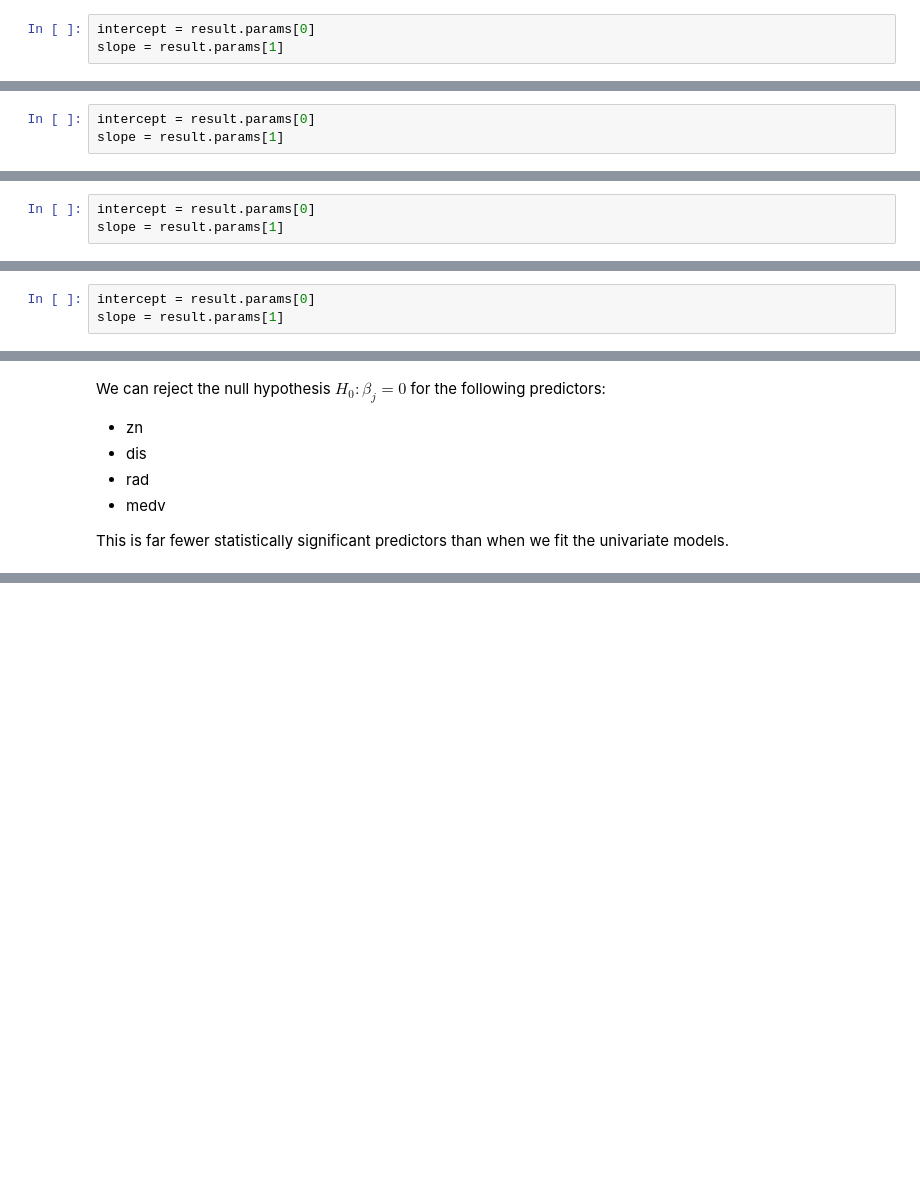
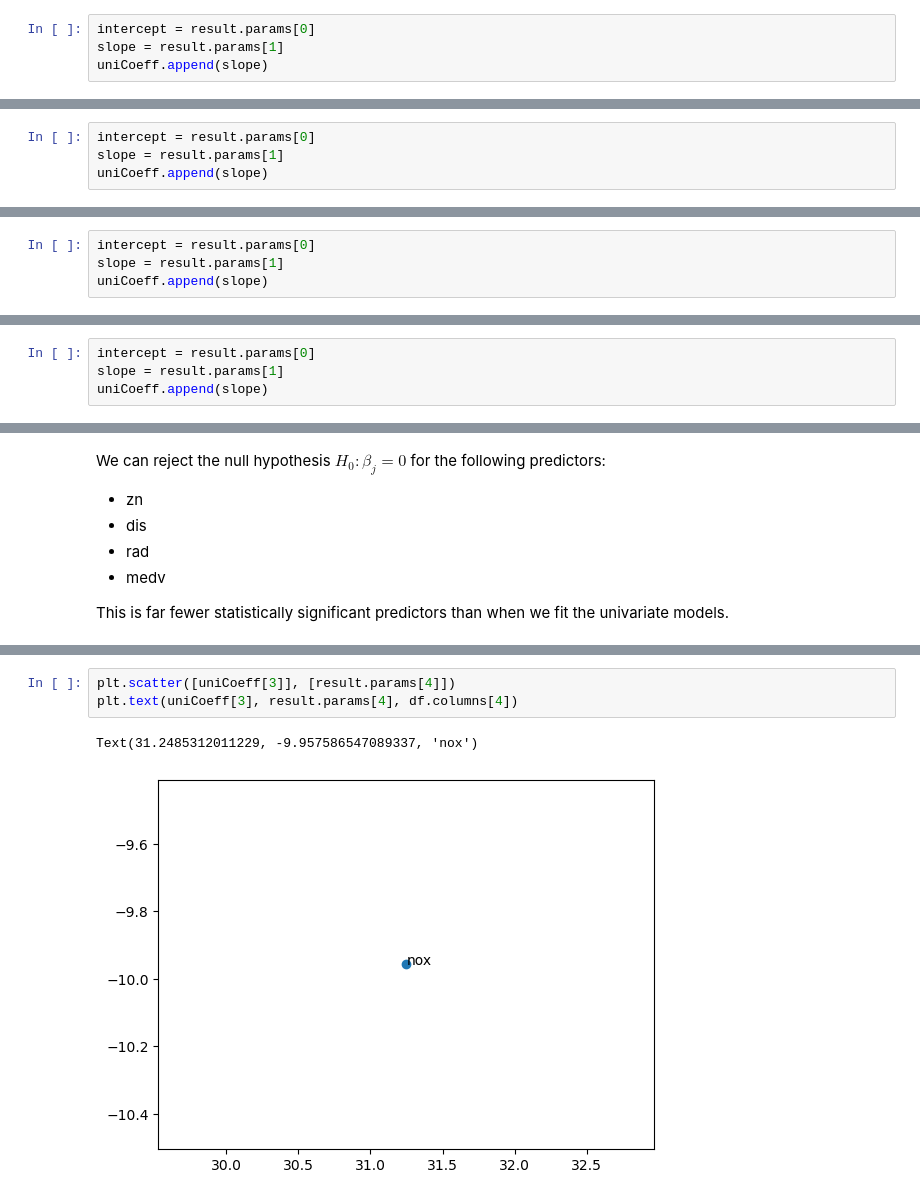
Before and after one commit to carmancater/an-introduction-to-statistical-learning-with-applications-in-python, a Jupyter notebook: Chapter 03 - Linear Regression/Ch 3 Ex 15.ipynb, the cells around one changed output, grey strips where cells are left out. Drawn from its saved outputs; the diff is of its cells as text; blank space fills up the shorter version.

```diff
--- a/Chapter 03 - Linear Regression/Ch 3 Ex 15.ipynb
+++ b/Chapter 03 - Linear Regression/Ch 3 Ex 15.ipynb
@@ -494,6 +519,7 @@ summarize(result)
 # %%
 intercept = result.params[0]
 slope = result.params[1]
+uniCoeff.append(slope)
 # %%
 plt.scatter(df[var], y)
 plt.plot([np.min(df[var]), np.max(df[var])],[intercept + slope*np.min(df[var]), intercept + slope*np.max(df[var])], 'r')
@@ -544,6 +570,7 @@ summarize(result)
 # %%
 intercept = result.params[0]
 slope = result.params[1]
+uniCoeff.append(slope)
 # %%
 plt.scatter(df[var], y)
 plt.plot([np.min(df[var]), np.max(df[var])],[intercept + slope*np.min(df[var]), intercept + slope*np.max(df[var])], 'r')
@@ -598,6 +625,7 @@ summarize(result)
 # %%
 intercept = result.params[0]
 slope = result.params[1]
+uniCoeff.append(slope)
 # %%
 plt.scatter(df[var], y)
 plt.plot([np.min(df[var]), np.max(df[var])],[intercept + slope*np.min(df[var]), intercept + slope*np.max(df[var])], 'r')
@@ -642,6 +670,7 @@ summarize(result)
 # %%
 intercept = result.params[0]
 slope = result.params[1]
+uniCoeff.append(slope)
 # %%
 plt.scatter(df[var], y)
 plt.plot([np.min(df[var]), np.max(df[var])],[intercept + slope*np.min(df[var]), intercept + slope*np.max(df[var])], 'r')
@@ -683,0 +737,6 @@ This is far fewer statistically significant predictors than when we fit the univ
+# %%
+plt.scatter([uniCoeff[3]], [result.params[4]])
+plt.text(uniCoeff[3], result.params[4], df.columns[4])
+# %% [output]
+Text(31.2485312011229, -9.957586547089337, 'nox')
+[figure, added]
```
Also changed, not shown: parts of 17 cells of this notebook.
